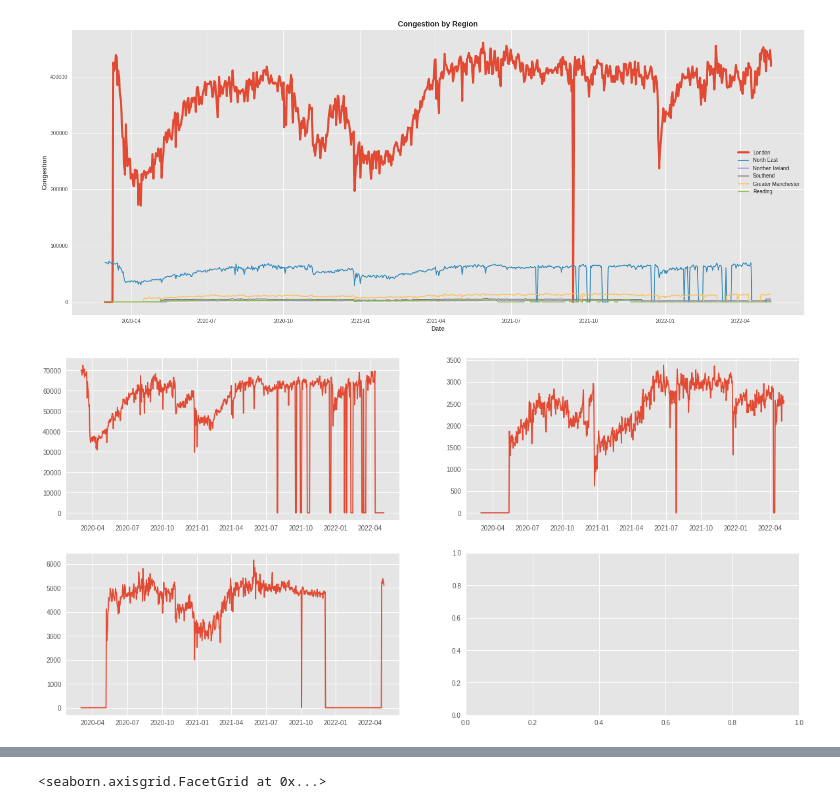
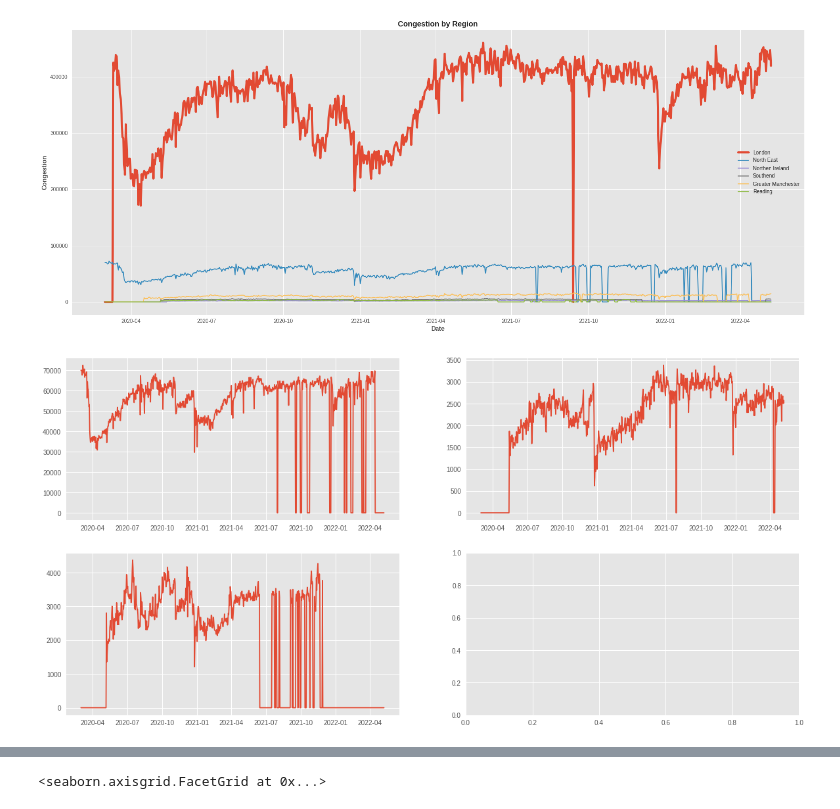
Before and after one commit to ravsheerRSA/Python_Training, a Jupyter notebook: training.ipynb, the cells around one changed output, grey strips where cells are left out. Saved outputs shown, nothing was run; the diff lists cells and outputs as text; code cells hidden in the pictures.

```diff
--- a/training.ipynb
+++ b/training.ipynb
@@ -572,22 +572,22 @@ plt.show()
 # %%
 ## Subplots 0 ask james ?
 
 plt.figure(figsize=(20,10))
 
 
 plt.plot(df['DATE'], df['LONDON_TOTAL'], linewidth=2, linestyle = 'dashdot')
 plt.subplot(2, 2, 1)
 
 plt.plot(df['DATE'], df['NORTH_EAST_TOTAL'])
 plt.subplot(2, 2, 2)
 
 plt.plot(df['DATE'], df['NORTHERN_IRELAND_TOTAL'])
 plt.subplot(2, 2, 3)
 
-plt.plot(df['DATE'], df['SOUTHEND_TOTAL'])
+plt.plot(df['DATE'], df['READING_TOTAL'])
 plt.subplot(2, 2, 4)
 
 plt.show()
 # %% [output]
-[figure, old version]
+[figure, new version]
 # %%
```
Also changed, not shown: parts of 15 cells of this notebook.
